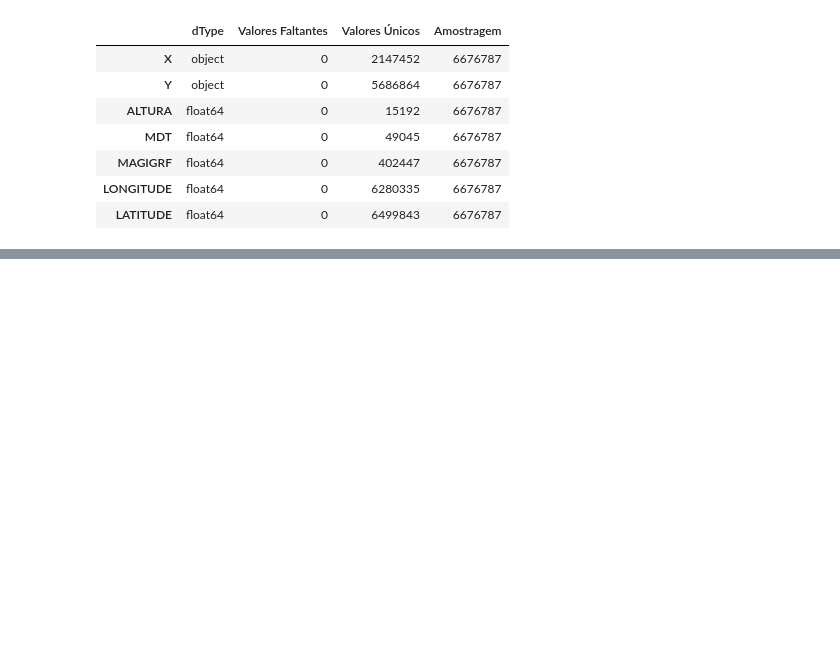
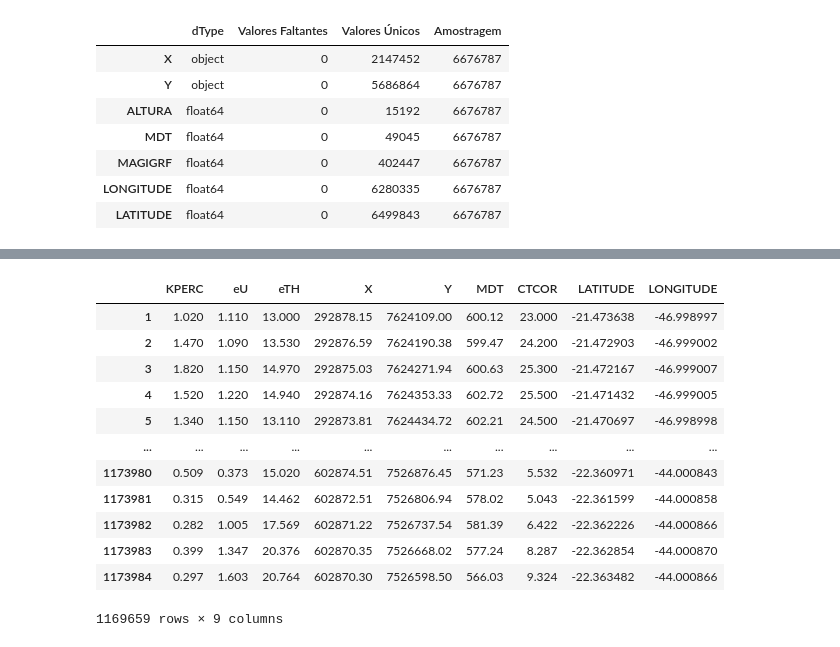
Before and after one commit to Gabriel-Goes/mapeamento_litologico_preditivo, a Jupyter notebook: 2-Pandas:Reading_XYZ_files_from_CPRM_DataBase.ipynb, the cells around one changed output, grey strips where cells are left out. Cells and saved outputs as stored; diff of their text form; code cells hidden in the pictures; blank space fills up the shorter version.

```diff
--- a/2-Pandas:Reading_XYZ_files_from_CPRM_DataBase.ipynb
+++ b/2-Pandas:Reading_XYZ_files_from_CPRM_DataBase.ipynb
@@ -305,0 +364,58 @@ a[4].T
+# %%
+class Import_xyz:
+    '''
+
+    '''
+    def __init__(self,caminho):
+        self.caminho = caminho
+    # ----------------------------------------------
+
+    # Gama -----------------------------------------
+    def gama(self):
+        df = pd.read_csv(gdb(self.caminho),
+                            names = 'KB DATA BARO UB THB COSMICO CTB UUP ALTURA KPERC eU eTH CTEXP UTHRAZAO X Y UKRAZAO MDT THKRAZAO LIVE_TIME CTCOR KCOR THCOR UCOR HORA GPSALT LATITUDE FIDUCIAL TEMP LONGITUDE'.split(" "),
+                            usecols = ['X','Y','LATITUDE','LONGITUDE','KPERC','eU','eTH','CTCOR','MDT','UTHRAZAO','THKRAZAO','THCOR'],
+                            delim_whitespace=True,
+                            skiprows=10)
+
+        df.dropna(inplace=True)
+
+        return df
+    # ----------------------------------------------
+
+    # Mag ------------------------------------------
+    def mag(self):
+        df_line = pd.read_csv(gdb(self.caminho),
+                        names = 'DATA BARO ALTURA X Y MDT HORA GPSALT LATITUDE FIDUCIAL LONGITUDE ALTURA_1 IGRF MAGBASE MAGBRU MAGCOM MAGCOR MAGIGRF MAGMIC MAGNIV'.split(" "),
+                        usecols = ['ALTURA','ALTURA_1','X', 'Y', 'MDT','MAGIGRF'],
+                        delim_whitespace=True,
+                        skiprows=10)
+
+        df_tie = pd.read_csv(gdb(self.caminho),
+                        names = 'DATA BARO ALTURA X Y MDT HORA GPSALT LATITUDE FIDUCIAL LONGITUDE ALTURA_1 IGRF MAGBASE MAGBRU MAGCOM MAGCOR MAGIGRF MAGMIC MAGNIV'.split(" "),
+                        usecols = ['ALTURA','ALTURA_1','X', 'Y', 'MDT','MAGIGRF'],
+                        delim_whitespace=True,
+                        skiprows=10)
+
+        df = pd.concat([df_line,df_tie], ignore_index=True)
+
+        df.dropna(inplace=True)
+
+        return df
+    # ----------------------------------------------
+# %%
+Import_xyz('geof/1105_GamaLine.XYZ',['X','Y','LATITUDE','LONGITUDE','KPERC','eU','eTH','CTCOR','MDT'],10).gama()
+# %% [output]
+|  | KPERC | eU | eTH | X | Y | MDT | CTCOR | LATITUDE | LONGITUDE |
+| 1 | 1.020 | 1.110 | 13.000 | 292878.15 | 7624109.00 | 600.12 | 23.000 | -21.473638 | -46.998997 |
+| 2 | 1.470 | 1.090 | 13.530 | 292876.59 | 7624190.38 | 599.47 | 24.200 | -21.472903 | -46.999002 |
+| 3 | 1.820 | 1.150 | 14.970 | 292875.03 | 7624271.94 | 600.63 | 25.300 | -21.472167 | -46.999007 |
+| 4 | 1.520 | 1.220 | 14.940 | 292874.16 | 7624353.33 | 602.72 | 25.500 | -21.471432 | -46.999005 |
+| 5 | 1.340 | 1.150 | 13.110 | 292873.81 | 7624434.72 | 602.21 | 24.500 | -21.470697 | -46.998998 |
+| ... | ... | ... | ... | ... | ... | ... | ... | ... | ... |
+| 1173980 | 0.509 | 0.373 | 15.020 | 602874.51 | 7526876.45 | 571.23 | 5.532 | -22.360971 | -44.000843 |
+| 1173981 | 0.315 | 0.549 | 14.462 | 602872.51 | 7526806.94 | 578.02 | 5.043 | -22.361599 | -44.000858 |
+| 1173982 | 0.282 | 1.005 | 17.569 | 602871.22 | 7526737.54 | 581.39 | 6.422 | -22.362226 | -44.000866 |
+| 1173983 | 0.399 | 1.347 | 20.376 | 602870.35 | 7526668.02 | 577.24 | 8.287 | -22.362854 | -44.000870 |
+| 1173984 | 0.297 | 1.603 | 20.764 | 602870.30 | 7526598.50 | 566.03 | 9.324 | -22.363482 | -44.000866 |
+1169659 rows × 9 columns
```
Also changed, not shown: parts of 36 cells of this notebook, 7 other files.
